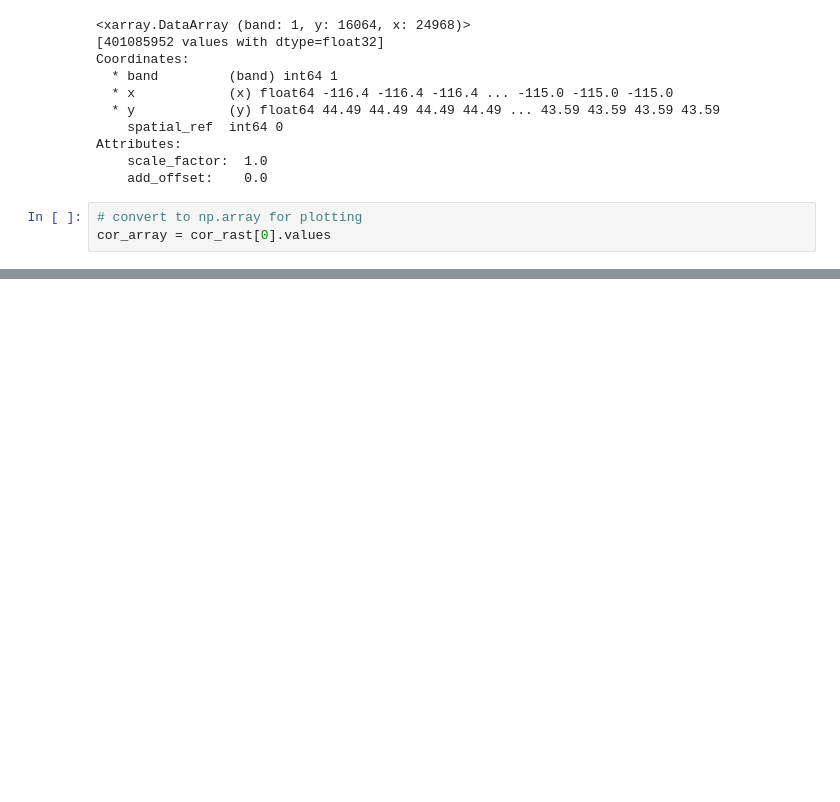
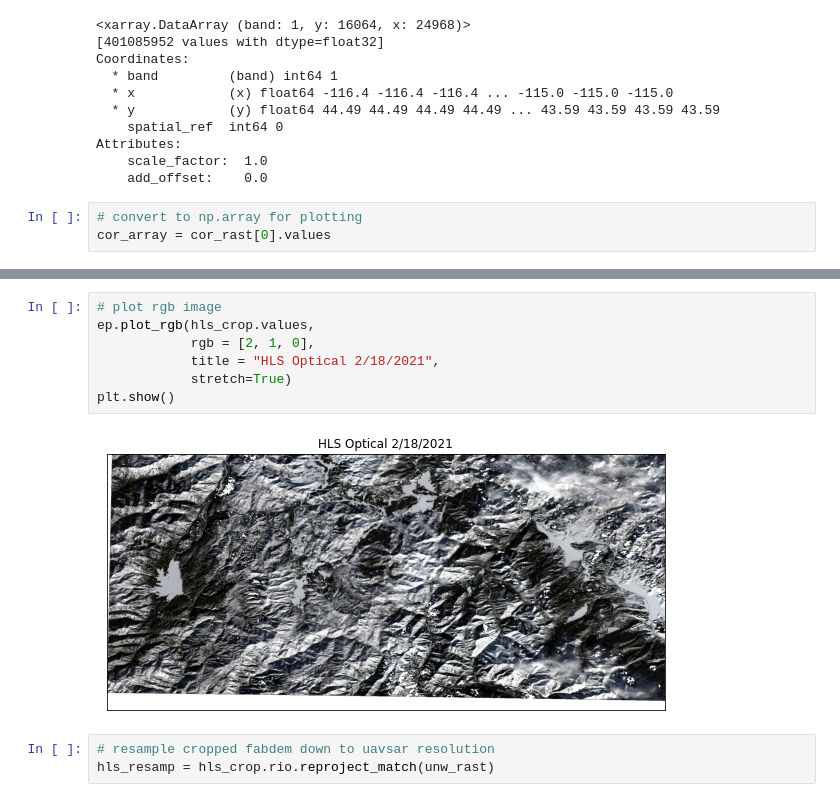
Before and after one commit to snowex-hackweek/website-2022, a Jupyter notebook: book/tutorials/sar/uavsar_2022.ipynb, the cells around one changed output, grey strips where cells are left out. Drawn from its saved outputs; the diff is of its cells as text; blank space fills up the shorter version.

```diff
--- a/book/tutorials/sar/uavsar_2022.ipynb
+++ b/book/tutorials/sar/uavsar_2022.ipynb
@@ -265,0 +273,12 @@ plt.show()
+# %%
+# plot rgb image
+ep.plot_rgb(hls_crop.values,
+            rgb = [2, 1, 0],
+            title = "HLS Optical 2/18/2021",
+            stretch=True)
+plt.show()
+# %% [output]
+[figure, added]
+# %%
+# resample cropped fabdem down to uavsar resolution
+hls_resamp = hls_crop.rio.reproject_match(unw_rast)
```
Also changed, not shown: parts of 12 cells of this notebook.
